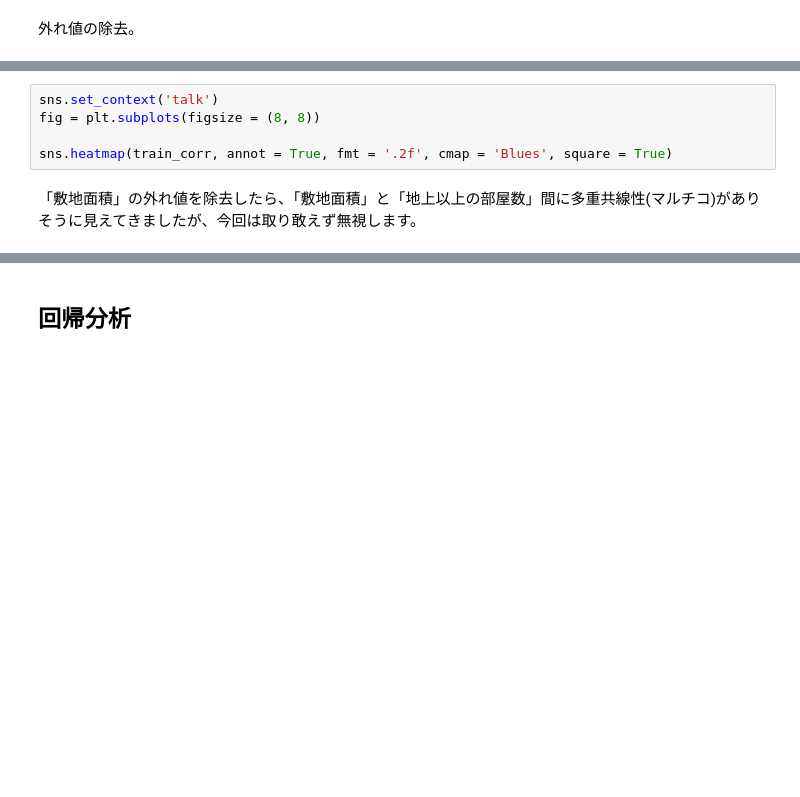
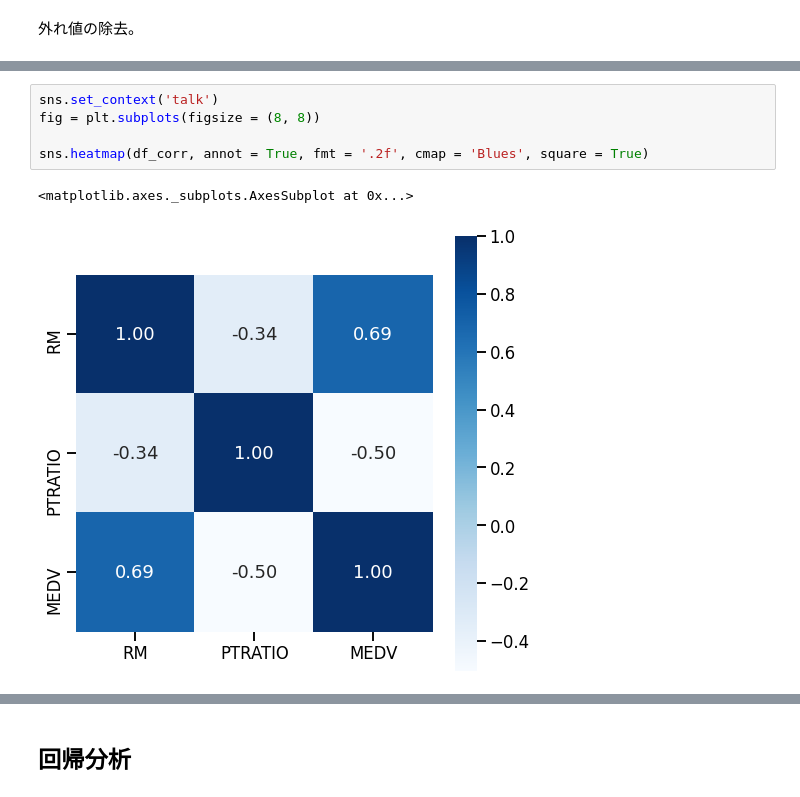
Before and after one commit to stemleaders/seminar, a Jupyter notebook: 20200926/dataProcessView.ipynb, the cells around one changed output, grey strips where cells are left out. Saved outputs shown, nothing was run; the diff lists cells and outputs as text; blank space fills up the shorter version.

```diff
--- a/20200926/dataProcessView.ipynb
+++ b/20200926/dataProcessView.ipynb
@@ -243,8 +221,9 @@ display(train_corr)
 # %%
 sns.set_context('talk')
 fig = plt.subplots(figsize = (8, 8))
 
-sns.heatmap(train_corr, annot = True, fmt = '.2f', cmap = 'Blues', square = True)
+sns.heatmap(df_corr, annot = True, fmt = '.2f', cmap = 'Blues', square = True)
+# %% [output]
+<matplotlib.axes._subplots.AxesSubplot at 0x...>
+[figure, added]
-# %% [markdown]
-「敷地面積」の外れ値を除去したら、「敷地面積」と「地上以上の部屋数」間に多重共線性(マルチコ)がありそうに見えてきましたが、今回は取り敢えず無視します。
 # %%
```
Also changed, not shown: parts of 19 cells of this notebook.
